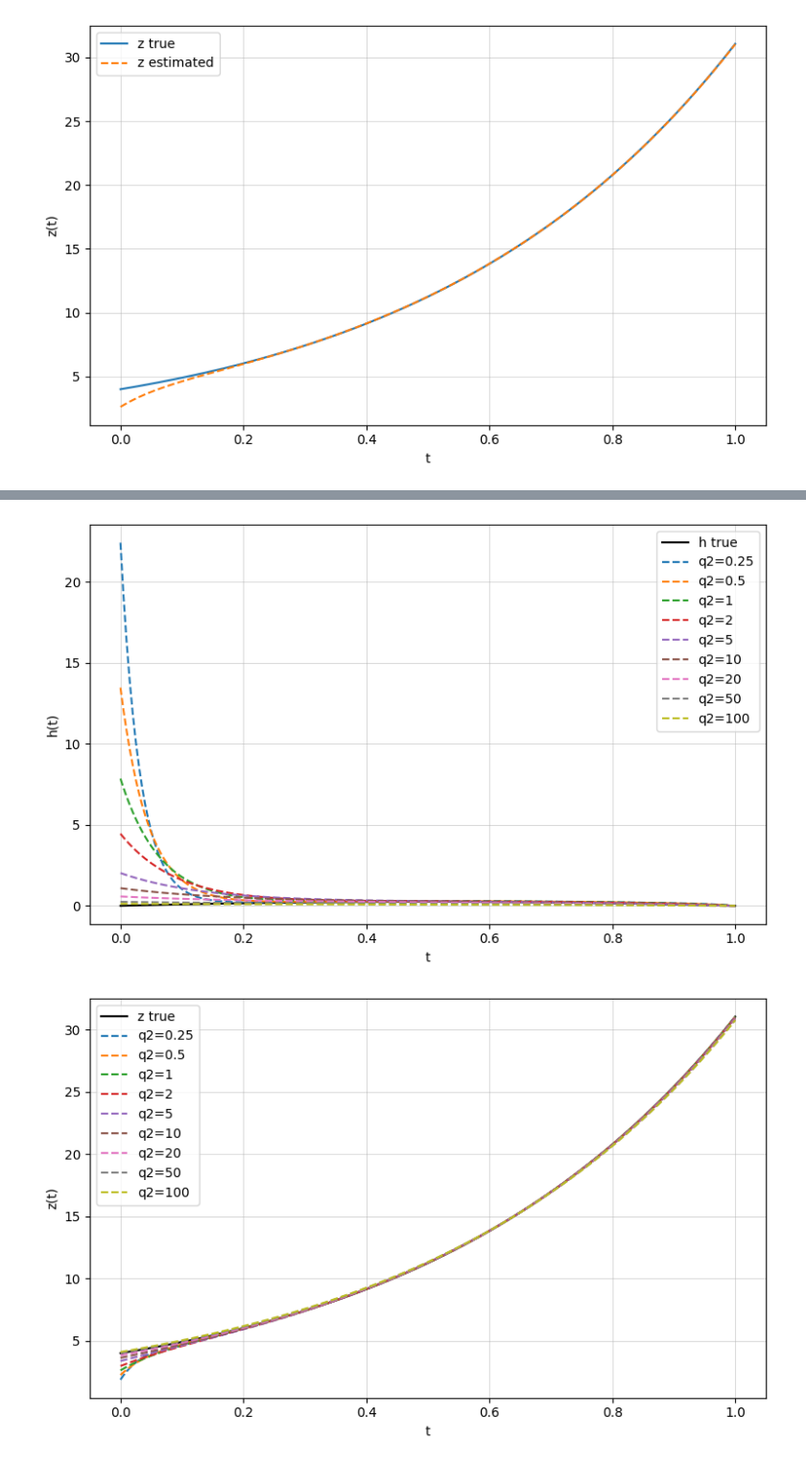
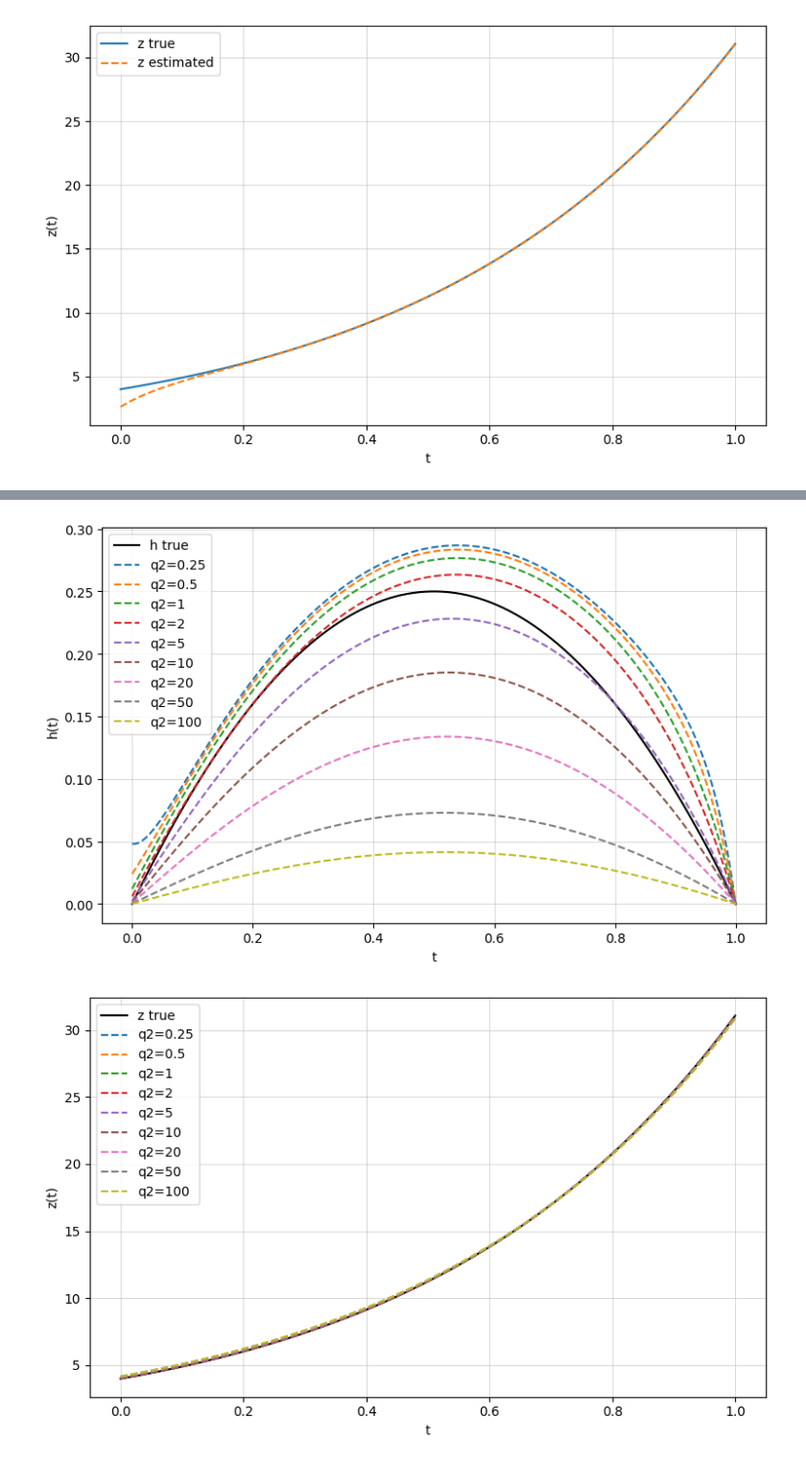
Before and after one commit to HKassogue/irrigation-estimation, a Jupyter notebook: simulation_n1.ipynb, the cells around one changed output, grey strips where cells are left out. Shown at 96% size. Saved outputs shown, nothing was run; the diff lists cells and outputs as text; code cells hidden in the pictures.

```diff
--- a/simulation_n1.ipynb
+++ b/simulation_n1.ipynb
@@ -139,12 +145,10 @@ Misfit = 1.466
 Energy = 2.108
 # %%
 # Sensibility of q2: sweep q2, compute solutions & metrics
-q1 = 1.0
-#q2_list = [0.25, 0.5, 0.75, 1.0, 1.25, 1.5, 1.75, 2.0]
-q2_list = [0.25, 0.5, 1, 2, 5, 10, 20, 50, 100]
-#q2_list = [0.25, 0.5, 1.0, 2.0, 5.0, 10.0]
+q1 = 0.001
+q2_list = [0.25, 0.5, 1, 2, 5, 10, 20, 50, 100]     # we start by 0.25 because q2<=0.1 flatten the curves
 
 curves_z, curves_h, metrics = q2_sensibility(A, G2, C, z0, h, T, N, q1, q2_list, save=False, outdir = "figs")
 # %% [output]
-[figure, old version]
+[figure, new version]
-[figure, old version]
+[figure, new version]
```
Also changed, not shown: parts of 13 cells of this notebook, 2 other files.
